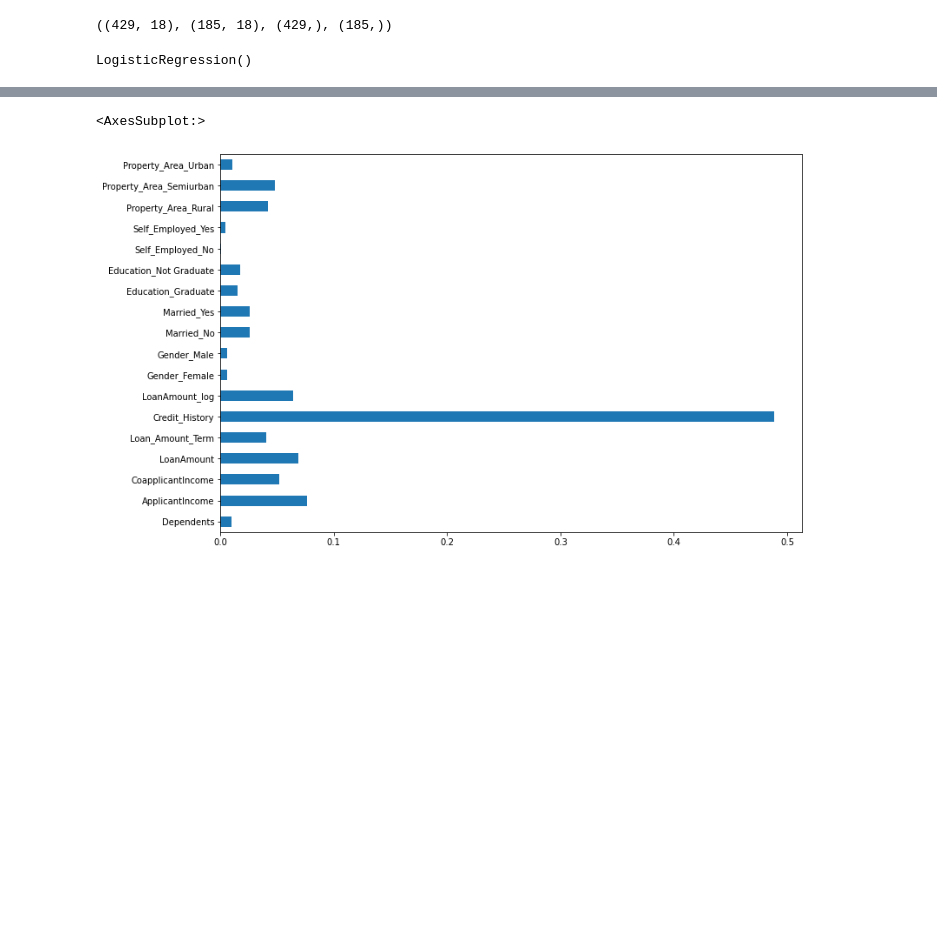
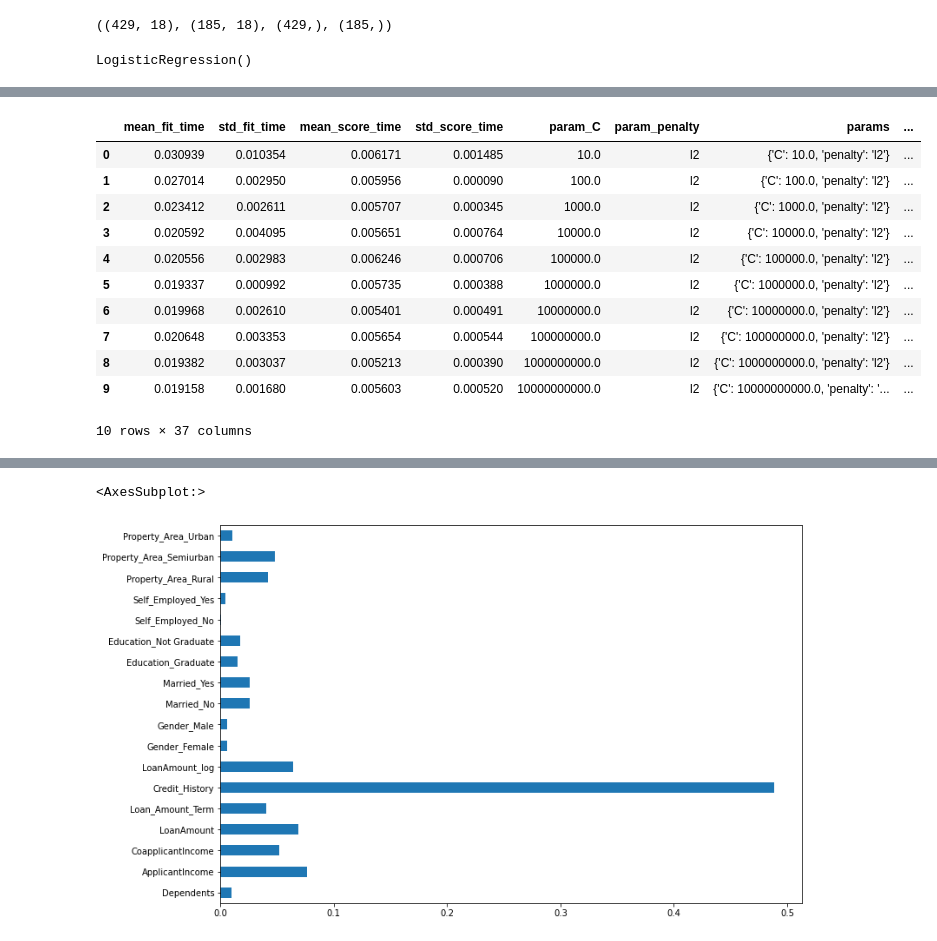
Before and after one commit to Muku7482/Credit-Risk-Analysis, a Jupyter notebook: Credit_Risk_Analysis.ipynb, the cells around one changed output, grey strips where cells are left out. Saved outputs shown, nothing was run; the diff lists cells and outputs as text; code cells hidden in the pictures; blank space fills up the shorter version.

```diff
--- a/Credit_Risk_Analysis.ipynb
+++ b/Credit_Risk_Analysis.ipynb
@@ -656,0 +793,16 @@ Mean validation accuracy: 70.35 %
+# %%
+lr_df = pd.DataFrame(lr_clf.cv_results_)
+lr_df
+# %% [output]
+|  | mean_fit_time | std_fit_time | mean_score_time | std_score_time | param_C | param_penalty | params | ... |
+| 0 | 0.030939 | 0.010354 | 0.006171 | 0.001485 | 10.0 | l2 | {'C': 10.0, 'penalty': 'l2'} | ... |
+| 1 | 0.027014 | 0.002950 | 0.005956 | 0.000090 | 100.0 | l2 | {'C': 100.0, 'penalty': 'l2'} | ... |
+| 2 | 0.023412 | 0.002611 | 0.005707 | 0.000345 | 1000.0 | l2 | {'C': 1000.0, 'penalty': 'l2'} | ... |
+| 3 | 0.020592 | 0.004095 | 0.005651 | 0.000764 | 10000.0 | l2 | {'C': 10000.0, 'penalty': 'l2'} | ... |
+| 4 | 0.020556 | 0.002983 | 0.006246 | 0.000706 | 100000.0 | l2 | {'C': 100000.0, 'penalty': 'l2'} | ... |
+| 5 | 0.019337 | 0.000992 | 0.005735 | 0.000388 | 1000000.0 | l2 | {'C': 1000000.0, 'penalty': 'l2'} | ... |
+| 6 | 0.019968 | 0.002610 | 0.005401 | 0.000491 | 10000000.0 | l2 | {'C': 10000000.0, 'penalty': 'l2'} | ... |
+| 7 | 0.020648 | 0.003353 | 0.005654 | 0.000544 | 100000000.0 | l2 | {'C': 100000000.0, 'penalty': 'l2'} | ... |
+| 8 | 0.019382 | 0.003037 | 0.005213 | 0.000390 | 1000000000.0 | l2 | {'C': 1000000000.0, 'penalty': 'l2'} | ... |
+| 9 | 0.019158 | 0.001680 | 0.005603 | 0.000520 | 10000000000.0 | l2 | {'C': 10000000000.0, 'penalty': '... | ... |
+10 rows × 37 columns
```
Also changed, not shown: parts of 56 cells of this notebook.
